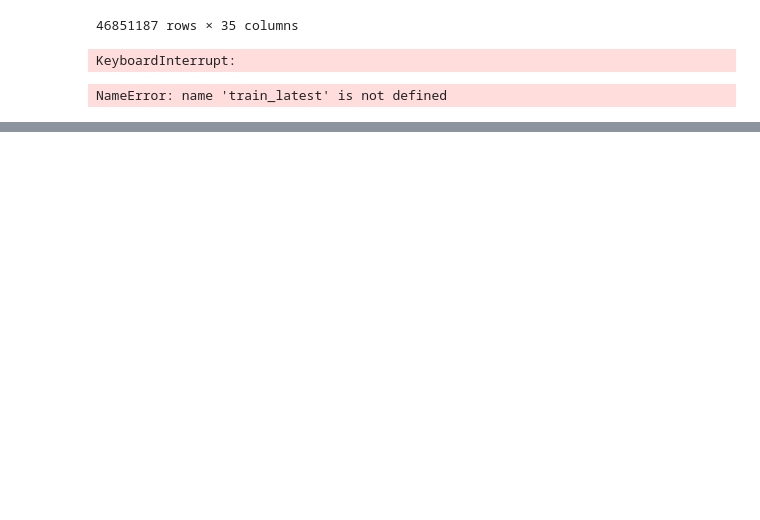
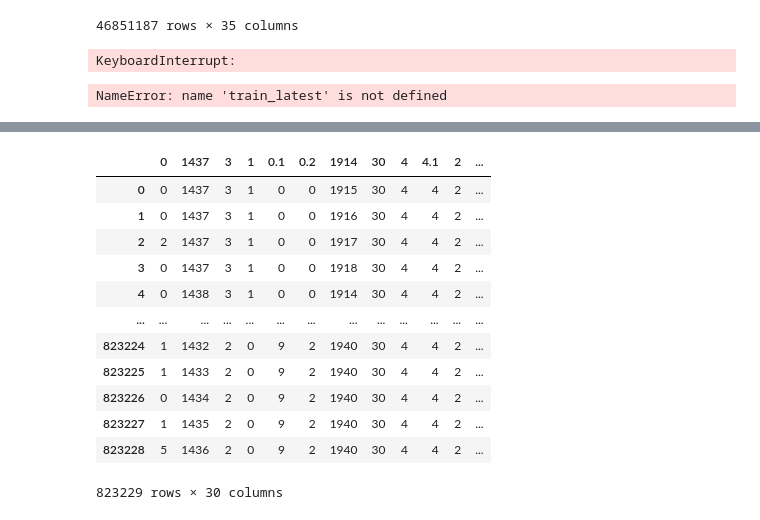
Before and after one commit to engrkassar/5.-MLND_Capstone_Project, a Jupyter notebook: latest_one_01-processing.ipynb, the cells around one changed output, grey strips where cells are left out. Saved outputs shown, nothing was run; the diff lists cells and outputs as text; code cells hidden in the pictures; blank space fills up the shorter version.

```diff
--- a/latest_one_01-processing.ipynb
+++ b/latest_one_01-processing.ipynb
@@ -296,0 +345,18 @@ NameError: name 'train_latest' is not defined
+# %%
+val_values = pd.read_csv('s3://{}/{}'.format(bucket, 'data/val_values.csv'))
+# %%
+val_values
+# %% [output]
+|  | 0 | 1437 | 3 | 1 | 0.1 | 0.2 | 1914 | 30 | 4 | 4.1 | 2 | ... |
+| 0 | 0 | 1437 | 3 | 1 | 0 | 0 | 1915 | 30 | 4 | 4 | 2 | ... |
+| 1 | 0 | 1437 | 3 | 1 | 0 | 0 | 1916 | 30 | 4 | 4 | 2 | ... |
+| 2 | 2 | 1437 | 3 | 1 | 0 | 0 | 1917 | 30 | 4 | 4 | 2 | ... |
+| 3 | 0 | 1437 | 3 | 1 | 0 | 0 | 1918 | 30 | 4 | 4 | 2 | ... |
+| 4 | 0 | 1438 | 3 | 1 | 0 | 0 | 1914 | 30 | 4 | 4 | 2 | ... |
+| ... | ... | ... | ... | ... | ... | ... | ... | ... | ... | ... | ... | ... |
+| 823224 | 1 | 1432 | 2 | 0 | 9 | 2 | 1940 | 30 | 4 | 4 | 2 | ... |
+| 823225 | 1 | 1433 | 2 | 0 | 9 | 2 | 1940 | 30 | 4 | 4 | 2 | ... |
+| 823226 | 0 | 1434 | 2 | 0 | 9 | 2 | 1940 | 30 | 4 | 4 | 2 | ... |
+| 823227 | 1 | 1435 | 2 | 0 | 9 | 2 | 1940 | 30 | 4 | 4 | 2 | ... |
+| 823228 | 5 | 1436 | 2 | 0 | 9 | 2 | 1940 | 30 | 4 | 4 | 2 | ... |
+823229 rows × 30 columns
```
Also changed, not shown: parts of 9 cells of this notebook.
